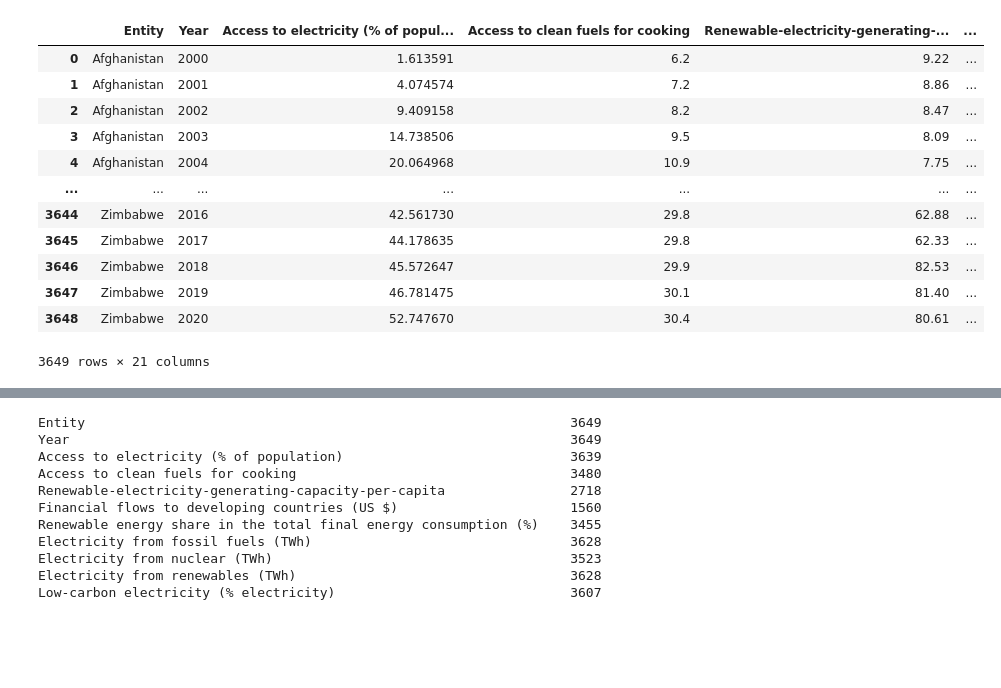
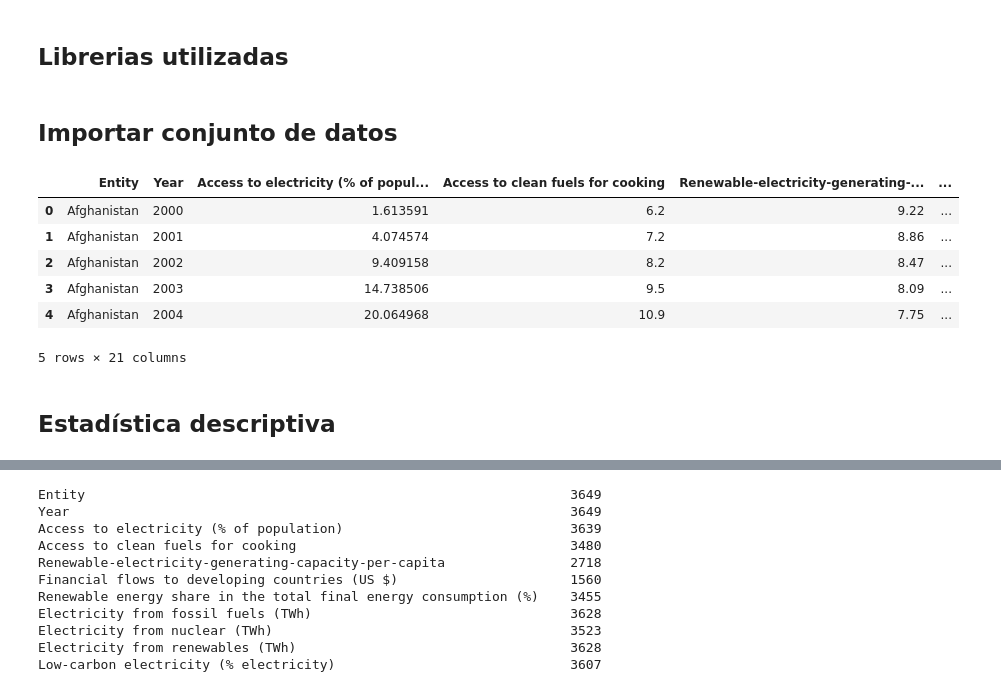
Before and after one commit to juanejd/prediction-model-renewable-energy, a Jupyter notebook: ADA_ML_LR.ipynb, the cells around one changed output, grey strips where cells are left out. Drawn from its saved outputs; the diff is of its cells as text; code cells hidden in the pictures; blank space fills up the shorter version.

```diff
--- a/ADA_ML_LR.ipynb
+++ b/ADA_ML_LR.ipynb
@@ -1 +27,3 @@
+# %% [markdown]
+## Librerias utilizadas
 # %%
@@ -7,20 +46,16 @@ import seaborn as sns
+# %% [markdown]
+## Importar conjunto de datos
 # %%
-#leer datos
-
+# Importar conjunto de datos
 df = pd.read_csv("global-data-on-sustainable-energy (1).csv")
-
-df
+df.head()
 # %% [output]
 |  | Entity | Year | Access to electricity (% of popul... | Access to clean fuels for cooking | Renewable-electricity-generating-... | ... |
 | 0 | Afghanistan | 2000 | 1.613591 | 6.2 | 9.22 | ... |
 | 1 | Afghanistan | 2001 | 4.074574 | 7.2 | 8.86 | ... |
 | 2 | Afghanistan | 2002 | 9.409158 | 8.2 | 8.47 | ... |
 | 3 | Afghanistan | 2003 | 14.738506 | 9.5 | 8.09 | ... |
 | 4 | Afghanistan | 2004 | 20.064968 | 10.9 | 7.75 | ... |
-| ... | ... | ... | ... | ... | ... | ... |
-| 3644 | Zimbabwe | 2016 | 42.561730 | 29.8 | 62.88 | ... |
-| 3645 | Zimbabwe | 2017 | 44.178635 | 29.8 | 62.33 | ... |
-| 3646 | Zimbabwe | 2018 | 45.572647 | 29.9 | 82.53 | ... |
-| 3647 | Zimbabwe | 2019 | 46.781475 | 30.1 | 81.40 | ... |
-| 3648 | Zimbabwe | 2020 | 52.747670 | 30.4 | 80.61 | ... |
-3649 rows × 21 columns
+5 rows × 21 columns
+# %% [markdown]
+## Estadística descriptiva
```
Also changed, not shown: parts of 6 cells of this notebook, 1 other file.
